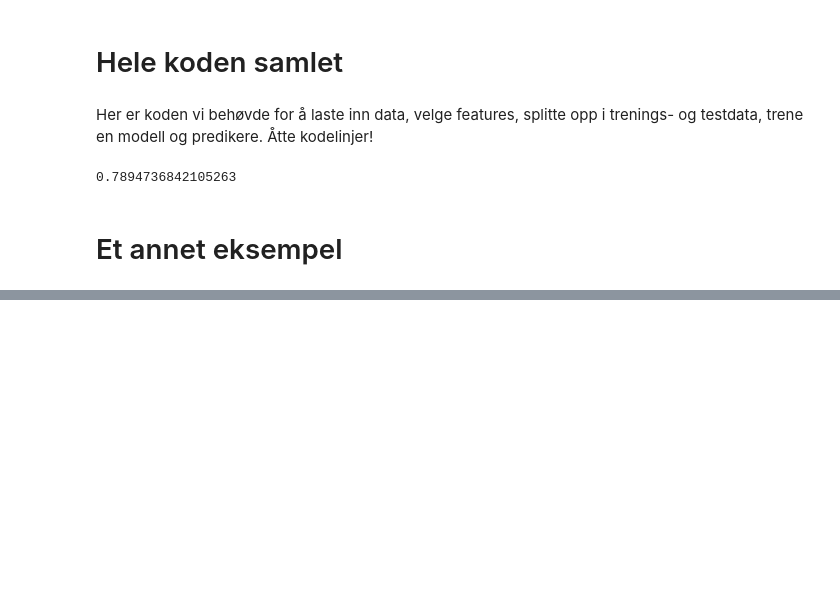
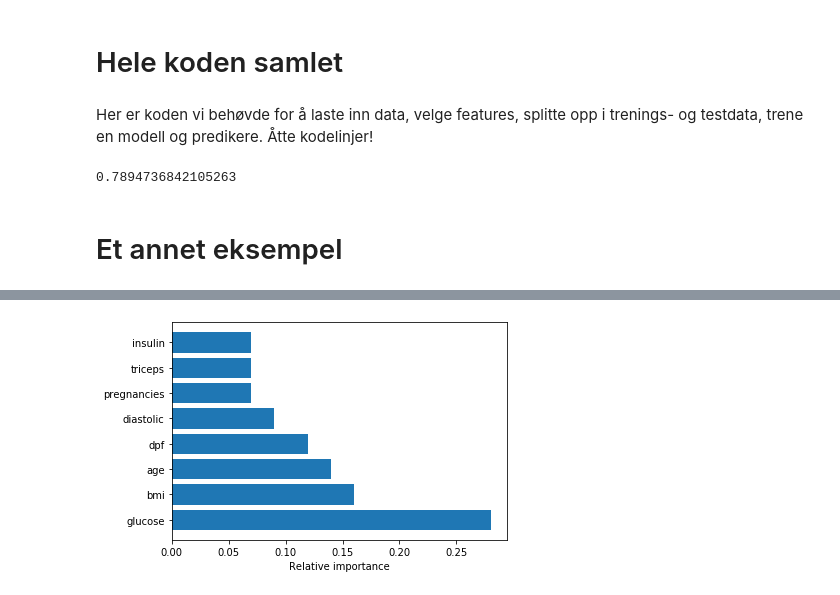
Before and after one commit to MMIV-ML/ELMED219-2020, a Jupyter notebook: notebooks/ELMED219-Lab0-Enkle_eksempler.ipynb, the cells around one changed output, grey strips where cells are left out. Cells and saved outputs as stored; diff of their text form; code cells hidden in the pictures; blank space fills up the shorter version.

```diff
--- a/notebooks/ELMED219-Lab0-Enkle_eksempler.ipynb
+++ b/notebooks/ELMED219-Lab0-Enkle_eksempler.ipynb
@@ -416,0 +587,18 @@ accuracy_score(y_test, y_pred)
+# %%
+# Last inn data
+diabetes = pd.read_csv('data/diabetes.csv')
+X = diabetes[diabetes.columns[0:-1]]
+y = diabetes['diabetes']
+
+# Splitt i trenings- og test-data
+X_train, X_test, y_train, y_test = train_test_split(X, y, random_state=42)
+
+# Importer og tren en maskinlæringsmodell
+rf = RandomForestClassifier(random_state=42, n_estimators=100)
+rf.fit(X_train, y_train)
+
+# Prediksjoner på testdata
+y_pred = rf.predict(X_test)
+
+# Evaluer modellen
+accuracy_score(y_test, y_pred)
@@ -416,0 +619,3 @@ accuracy_score(y_test, y_pred)
+# %%
+importances = rf.feature_importances_
+importances
@@ -416,0 +625,6 @@ accuracy_score(y_test, y_pred)
+# %%
+# Finn indeks av features med høyest importance, sortert fra størst til minst:
+indices = np.argsort(importances)[::-1]
+# Print de ut
+for f in range(X.shape[1]):
+    print(f'{X.columns[indices[f]]}: {np.round(importances[indices[f]],2)}')
@@ -416,0 +640,7 @@ accuracy_score(y_test, y_pred)
+# %%
+# Plot dette
+plt.barh(X.columns[indices], np.round(importances[indices],2))
+plt.xlabel("Relative importance")
+plt.show()
+# %% [output]
+[figure, added]
```
Also changed, not shown: parts of 67 cells of this notebook, 3 other files.
